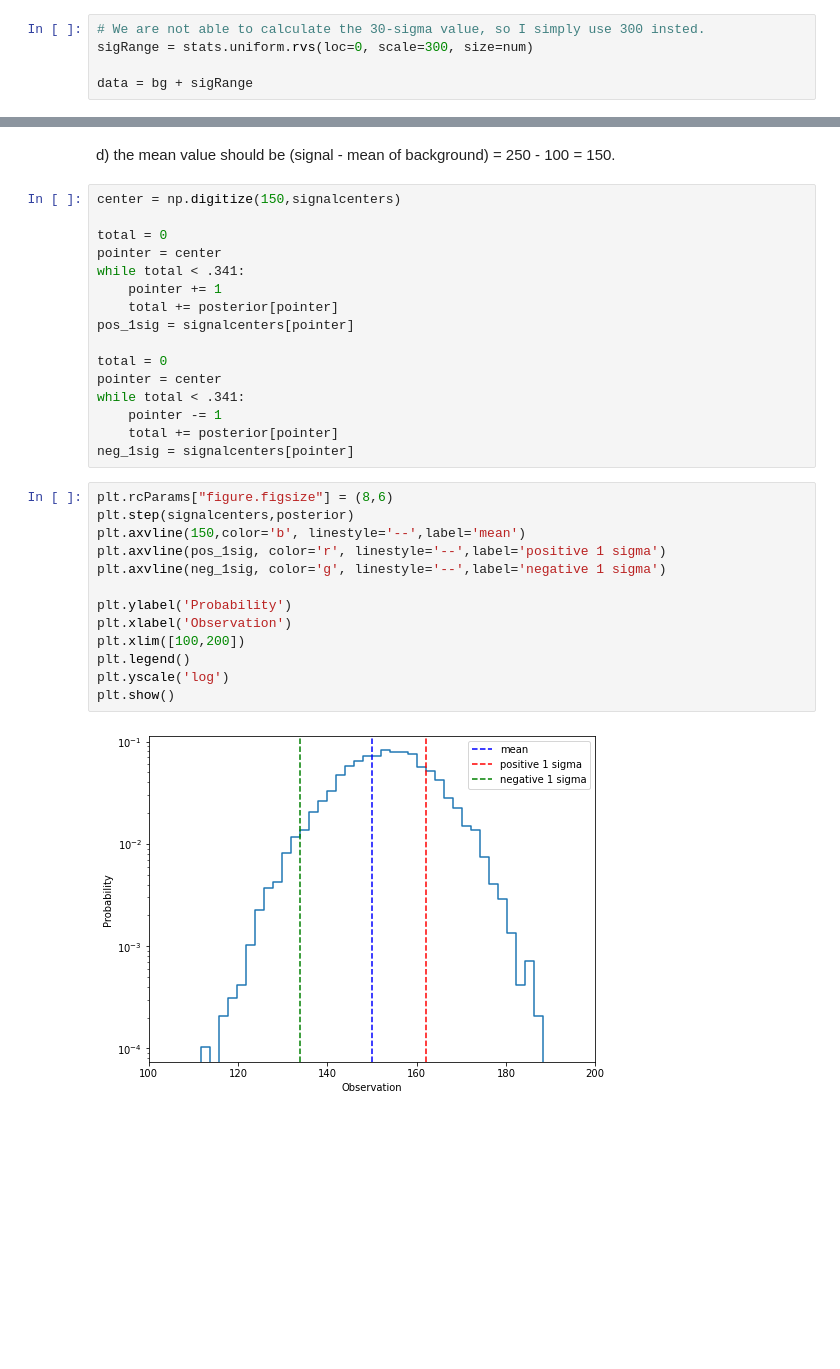
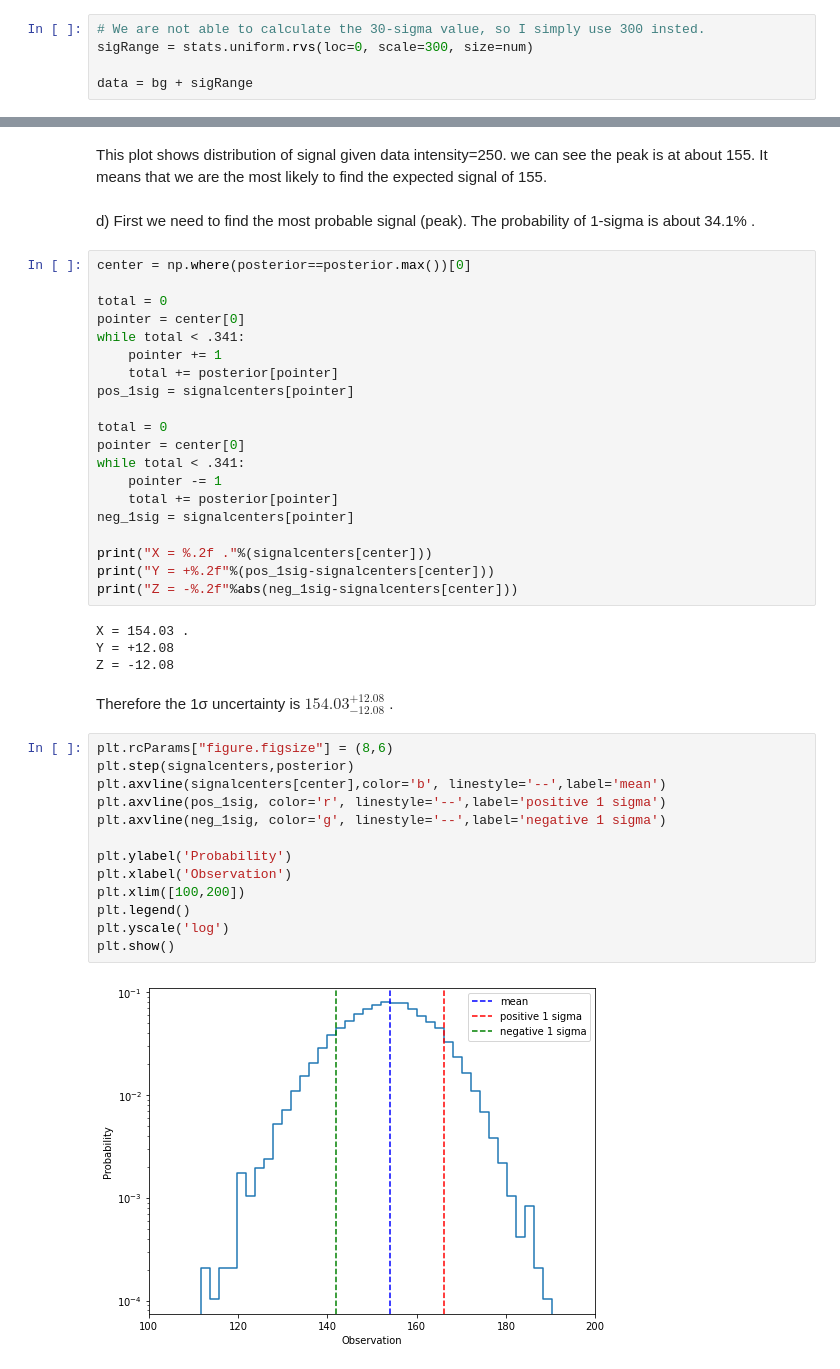
Before and after one commit to Noam-91/Advanced-Data-Analysis-Techniques-for-Large-Datasets, a Jupyter notebook: Lab#6.ipynb, the cells around one changed output, grey strips where cells are left out. Saved outputs shown, nothing was run; the diff lists cells and outputs as text; blank space fills up the shorter version.

```diff
--- a/Lab#6.ipynb
+++ b/Lab#6.ipynb
@@ -100,33 +113,45 @@ plt.show()
-# %% [markdown]
-d) the mean value should be (signal - mean of background) = 250 - 100 = 150.
+# %% [markdown]
+This plot shows distribution of signal given data intensity=250. we can see the peak is at about 155. It means that we are the most likely to find the expected signal of 155.
+<br><br>
+d) First we need to find the most probable signal (peak). The probability of 1-sigma is about 34.1% .
 # %%
-center = np.digitize(150,signalcenters)
+center = np.where(posterior==posterior.max())[0]
 
 total = 0
-pointer = center
+pointer = center[0]
 while total < .341:
     pointer += 1
     total += posterior[pointer]
 pos_1sig = signalcenters[pointer]
 
 total = 0
-pointer = center
+pointer = center[0]
 while total < .341:
     pointer -= 1
     total += posterior[pointer]
 neg_1sig = signalcenters[pointer]
+
+print("X = %.2f ."%(signalcenters[center]))
+print("Y = +%.2f"%(pos_1sig-signalcenters[center]))
+print("Z = -%.2f"%abs(neg_1sig-signalcenters[center]))
+# %% [output]
+X = 154.03 .
+Y = +12.08
+Z = -12.08
+# %% [markdown]
+Therefore the 1σ uncertainty is $154.03^{+12.08}_{-12.08}$ .
 # %%
 plt.rcParams["figure.figsize"] = (8,6)
 plt.step(signalcenters,posterior)
-plt.axvline(150,color='b', linestyle='--',label='mean')
+plt.axvline(signalcenters[center],color='b', linestyle='--',label='mean')
 plt.axvline(pos_1sig, color='r', linestyle='--',label='positive 1 sigma')
 plt.axvline(neg_1sig, color='g', linestyle='--',label='negative 1 sigma')
 
 plt.ylabel('Probability')
 plt.xlabel('Observation')
 plt.xlim([100,200])
 plt.legend()
 plt.yscale('log')
 plt.show()
 # %% [output]
-[figure, old version]
+[figure, new version]
```
Also changed, not shown: parts of 18 cells of this notebook, 1 other file.
